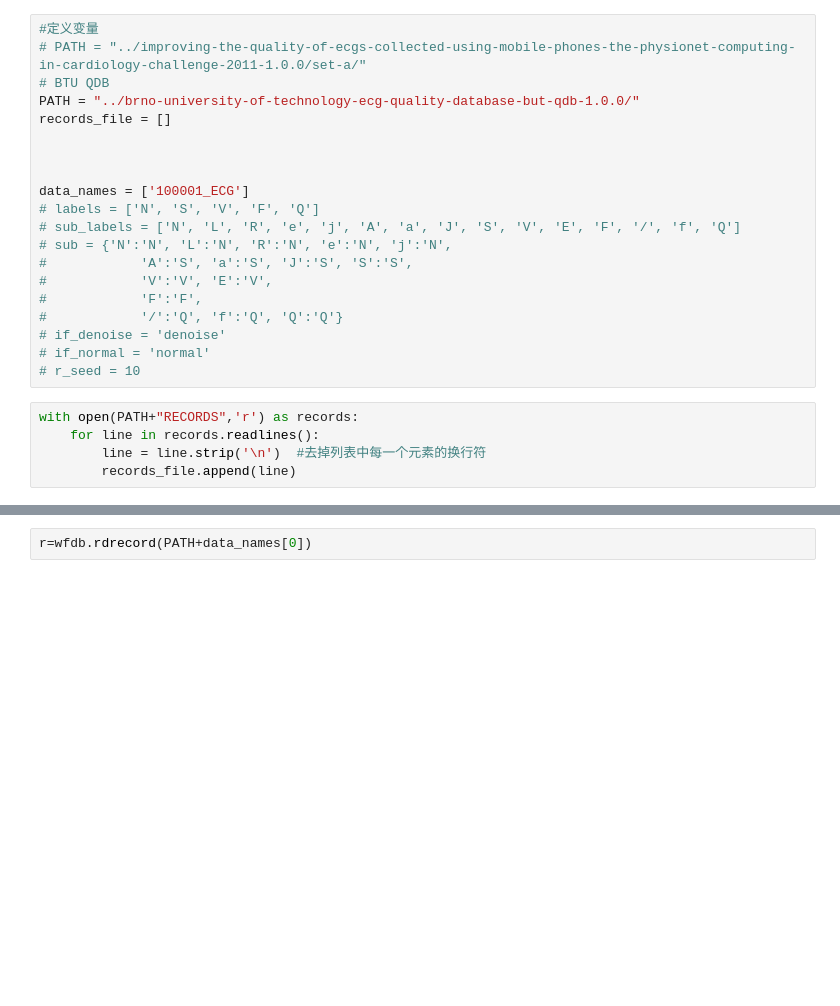
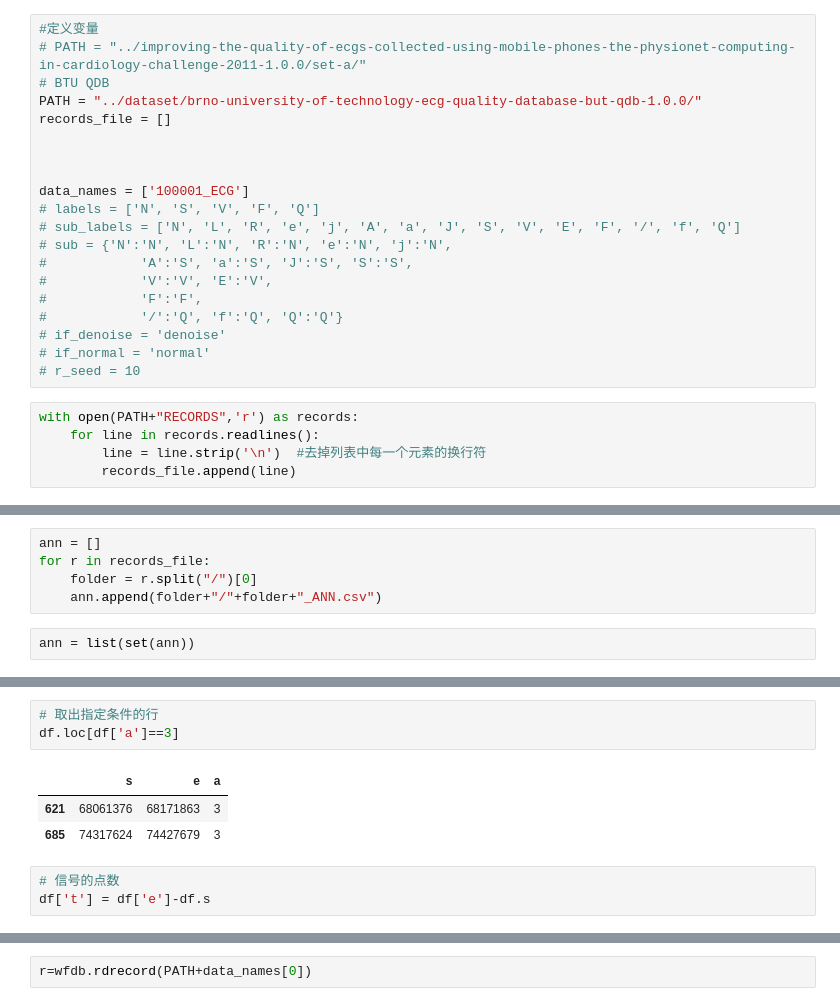
Before and after one commit to Litchi-Lee-lzy/ECGquality, a Jupyter notebook: code/process.ipynb, the cells around one changed output, grey strips where cells are left out. Drawn from its saved outputs; the diff is of its cells as text; blank space fills up the shorter version.

```diff
--- a/code/process.ipynb
+++ b/code/process.ipynb
@@ -11,7 +13,7 @@ from collections import Counter
 #定义变量
 # PATH = "../improving-the-quality-of-ecgs-collected-using-mobile-phones-the-physionet-computing-in-cardiology-challenge-2011-1.0.0/set-a/"
 # BTU QDB
-PATH = "../brno-university-of-technology-ecg-quality-database-but-qdb-1.0.0/"
+PATH = "../dataset/brno-university-of-technology-ecg-quality-database-but-qdb-1.0.0/"
 records_file = []
 
 
@@ -54,0 +37,7 @@ records_file
+# %%
+ann = []
+for r in records_file:
+    folder = r.split("/")[0]
+    ann.append(folder+"/"+folder+"_ANN.csv")
+# %%
+ann = list(set(ann))
@@ -54,0 +140,10 @@ records_file
+# %%
+# 取出指定条件的行
+df.loc[df['a']==3]
+# %% [output]
+|  | s | e | a |
+| 621 | 68061376 | 68171863 | 3 |
+| 685 | 74317624 | 74427679 | 3 |
+# %%
+# 信号的点数
+df['t'] = df['e']-df.s
```
Also changed, not shown: parts of 7 cells of this notebook.
